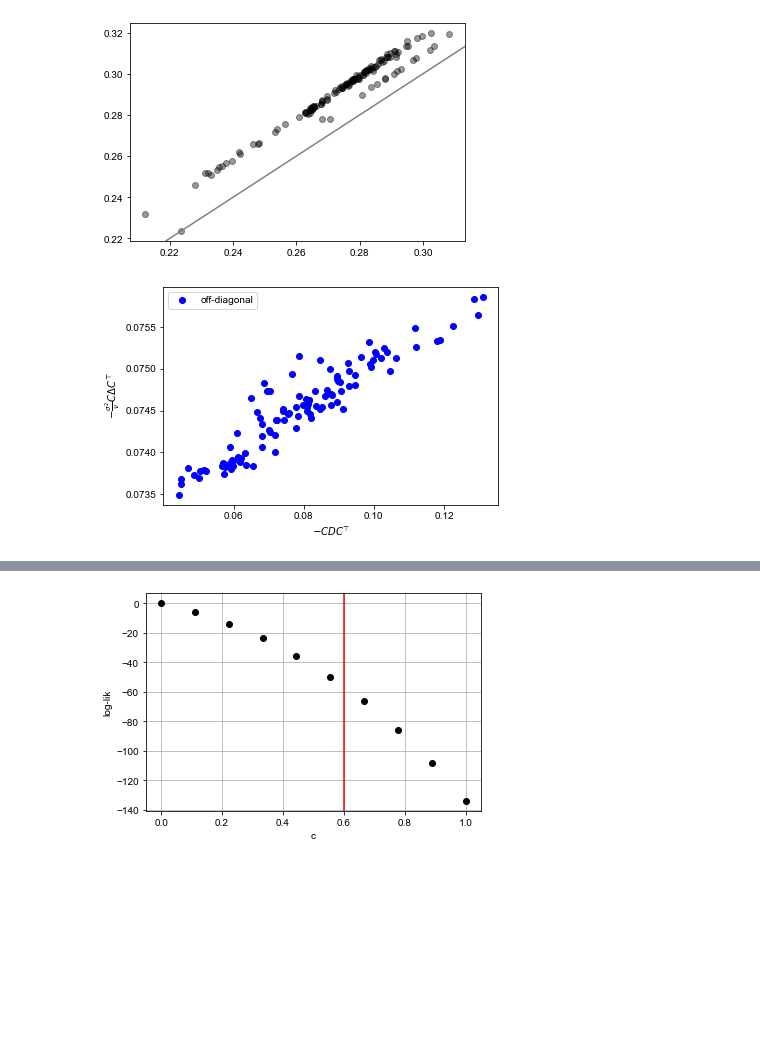
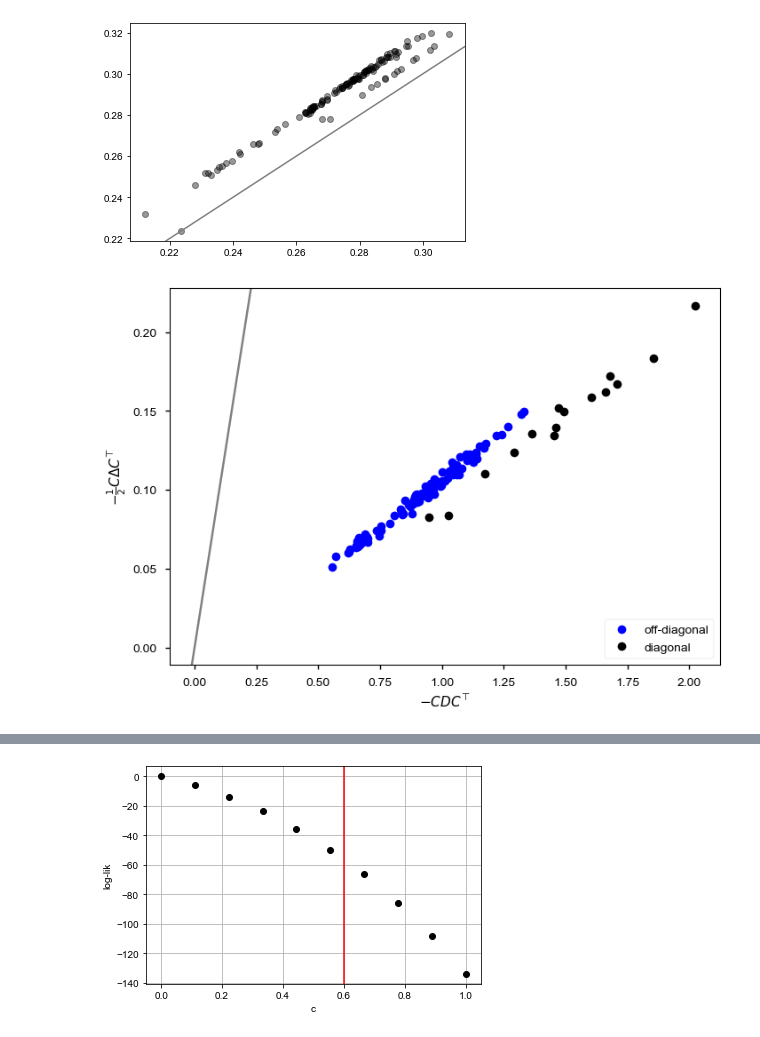
Before and after one commit to NovembreLab/feems, a Jupyter notebook: docs/notebooks/est-long-range.ipynb, the cells around one changed output, grey strips where cells are left out. Drawn from its saved outputs; the diff is of its cells as text; code cells hidden in the pictures; blank space fills up the shorter version.

Commit message:
empAEA: validating f4 edges, estlr: matching Dstar & Linv + influence of small demes on detecting long range edges

```diff
--- a/docs/notebooks/est-long-range.ipynb
+++ b/docs/notebooks/est-long-range.ipynb
@@ -173,47 +176,49 @@ plt.plot(JtDobsJ[np.tril_indices(16)],Dstar[np.tril_indices(16)],'ko',alpha=0.4)
 <matplotlib.lines._AxLine at 0x...>
 [figure]
 # %%
-J = np.zeros((np.sum(sp_graph.n_samples_per_obs_node_permuted),sp_graph.n_observed_nodes))
-cnt = 0
-for o in range(sp_graph.n_observed_nodes):
-    J[cnt:(cnt+sp_graph.n_samples_per_obs_node_permuted[o]+1),o] = 1
-    cnt += sp_graph.n_samples_per_obs_node_permuted[o]
+# J = np.zeros((np.sum(sp_graph.n_samples_per_obs_node_permuted),sp_graph.n_observed_nodes))
+# cnt = 0
+# for o in range(sp_graph.n_observed_nodes):
+#     J[cnt:(cnt+sp_graph.n_samples_per_obs_node_permuted[o]+1),o] = 1
+#     cnt += sp_graph.n_samples_per_obs_node_permuted[o]
 
-Dstar = J.T@(squareform(pdist(gen_test_1e,"sqeuclidean"))/gen_test_1e.shape[1])@J/Pairs
+# C = np.vstack((-np.ones(sp_graph.n_observed_nodes-1),np.eye(sp_graph.n_observed_nodes-1))).T
+
+# Pairs = sp_graph.n_samples_per_obs_node_permuted.reshape(-1,1,) @ sp_graph.n_samples_per_obs_node_permuted.reshape(1,-1) - np.diag(sp_graph.n_samples_per_obs_node_permuted)
+# Dstar = squareform(pdist(J.T@gen_test_1e,"sqeuclidean"))/1500/Pairs#J.T@(squareform(pdist(gen_test_1e,"sqeuclidean"))/gen_test_1e.shape[1])@J/Pairs
+Dstar = squareform(pdist(sp_graph.frequencies,'sqeuclidean'))/1500
 # np.linalg.eigvals(-C @ Dstar @ C.T)
 # plt.imshow(obj.Linv); plt.colorbar()
 # Linv = np.linalg.solve(obj.L_double_inv,np.eye(sp_graph.n_observed_nodes))
 # Lmat = np.zeros_like(Linv); qmat = np.zeros_like(Linv)
 # for i in range(Linv.shape[0]):
 #     for j in range(i+1,Linv.shape[0]):
 #         Lmat[i,j] = Linv[i,i] + Linv[j,j]
 #         Lmat[j,i] = Lmat[i,j]
 # qmat =  0.5 * sp_graph.q.reshape(-1,1) @ np.ones(len(sp_graph.q)).reshape(1,-1) + 0.5 * np.ones(len(sp_graph.q)).reshape(-1,1) @ sp_graph.q.reshape(1,-1) - np.diag(sp_graph.q)
-# resmat = np.zeros_like(Linv)
-# for i in range(Linv.shape[0]):
-#     for j in range(i+1,Linv.shape[0]):
-#         resmat[i,j] =-2*Linv[i,j] + Linv[i,i] + Linv[j,j] + sp_graph.q[i] + sp_graph.q[j]
-#         resmat[j,i] = resmat[i,j]
-# np.trace(resmat+np.diag(sp_graph.q))
+Linv = obj.Linv; resmat = np.zeros_like(Linv)
+for i in range(Linv.shape[0]):
+    for j in range(i,Linv.shape[0]):
+        resmat[i,j] = 0.25*(-2*Linv[i,j]) # + Linv[i,i] + Linv[j,j] + 0.5*(sp_graph.q[i] + sp_graph.q[j])
+        resmat[j,i] = resmat[i,j]
 # plt.imshow(-C@Dstar@C.T); plt.colorbar(); plt.title(r'$-CDC^\top$'); plt.show()
 # plt.imshow(-C@resmat@C.T,); plt.colorbar(); plt.title(r'$-C \Delta C^\top$')
-# plt.imshow(np.linalg.inv(obj.inv_cov)); plt.colorbar();
-# print(sp.stats.linregress(sp_graph.S[np.tril_indices(16)],np.linalg.solve(obj.inv_cov,np.eye(16))[np.tril_indices(16)]))
 # print(sp.stats.linregress((-C@Dstar@C.T)[np.tril_indices(15,-1)],(-C@resmat@C.T)[np.tril_indices(15,-1)]))
-# plt.plot((-C@Dstar@C.T)[np.tril_indices(15,-1)],(-C@resmat@C.T)[np.tril_indices(15,-1)],'bo',label='off-diagonal'); plt.xlabel(r'$-CDC^\top$'); plt.ylabel(r'$-C\Delta C^\top$'); plt.legend()
-# plt.plot(np.diag(-C@Dstar@C.T),np.diag(-1.1/680*C@resmat@C.T),'kx',label='diagonal');
-plt.plot((-C@Dstar@C.T)[np.tril_indices(15,-1)],(-2.2/680*C@resmat@C.T)[np.tril_indices(15,-1)],'bo',label='off-diagonal'); plt.xlabel(r'$-CDC^\top$'); plt.ylabel(r'$-\frac{\sigma^2}{\nu}C\Delta C^\top$'); plt.legend(); #plt.axline((0,0),slope=1,color='grey')
+plt.plot((-C@Dstar@C.T)[np.tril_indices(15,-1)],(-0.5*C@(resmat)@C.T)[np.tril_indices(15,-1)],'bo',label='off-diagonal'); plt.xlabel(r'$-CDC^\top$'); plt.ylabel(r'$-\frac{1}{2}C\Delta C^\top$'); plt.axline((0,0),slope=1,color='grey')
+plt.plot(np.diag(-C@Dstar@C.T),np.diag(-0.5*C@(resmat)@C.T),'ko',label='diagonal'); plt.legend();
+# np.diag(-C@Dstar@C.T), np.diag(-C@(resmat-np.diag(sp_graph.q))@C.T)
+# plt.plot((-C@Dstar@C.T)[np.tril_indices(15,-1)],(-0.1*C@(resmat-np.diag(sp_graph.q))@C.T)[np.tril_indices(15,-1)],'bo',label='off-diagonal'); plt.xlabel(r'$-CDC^\top$'); plt.ylabel(r'$-\frac{\sigma^2}{\nu}C\Delta C^\top$'); plt.legend(); plt.axline((0,0),slope=1,color='grey')
 # np.diag(sp_graph.S), sp_graph.q
 # plt.plot(np.diag(C@sp_graph.S@C.T),np.diag(C@np.linalg.inv(obj.inv_cov)@C.T),'kx',label='diagonal'); plt.plot((C@sp_graph.S@C.T)[np.tril_indices(15,-1)],(C@np.linalg.inv(obj.inv_cov)@C.T)[np.tril_indices(15,-1)],'bo',label='off-diagonal'); plt.xlabel(r'$C\hat \Sigma C^\top$'); plt.ylabel(r'$C X_{cov} C^\top$'); plt.legend(); plt.axline((0.3,0.3),slope=1,color='grey')
 # print(sp.stats.linregress(sp_graph.S[np.tril_indices(16)],(Linv)[np.tril_indices(16)]))
 # print(sp.stats.linregress((C@sp_graph.S@C.T)[np.tril_indices(15,-1)],(-C@(resmat+np.diag(sp_graph.q))@C.T)[np.tril_indices(15,-1)]))
 # print(sp.stats.linregress((C@sp_graph.S@C.T)[np.tril_indices(15)],(-C@(resmat+np.diag(sp_graph.q))@C.T)[np.tril_indices(15)]))
 # print(sp.stats.linregress(sp_graph.S[np.tril_indices(16,)],-(resmat+np.diag(sp_graph.q))[np.tril_indices(16,)]))
 # print(sp.stats.linregress(Dstar[np.tril_indices(16,-1)],sp_graph.S[np.tril_indices(16,-1)]))
 # np.linalg.det(-C@(resmat)@C.T)
 # sp.stats.wishart.logpdf(C@sp_graph.S@C.T,120,-C@(resmat+np.diag(sp_graph.q))@C.T)
 # plt.scatter(np.diag(obj.X),np.diag(obj.inv_cov))
 # plt.plot(np.tril(Lmat),np.tril(qmat),'ko',alpha=0.4); plt.axline((0,0),slope=1,color='k'); plt.xlabel(r'$L^\dagger_{ii}+L^\dagger_{jj}$'); plt.ylabel(r'$\frac{1}{2}1q^T + \frac{1}{2}q1^T - diag(q)$');
 # plt.imshow(Lmat); plt.colorbar(); np.allclose(Lmat,Lmat.T)
 # %% [output]
-[figure, old version]
+[figure, new version]
```
Also changed, not shown: parts of 16 cells of this notebook, 2 other files.
